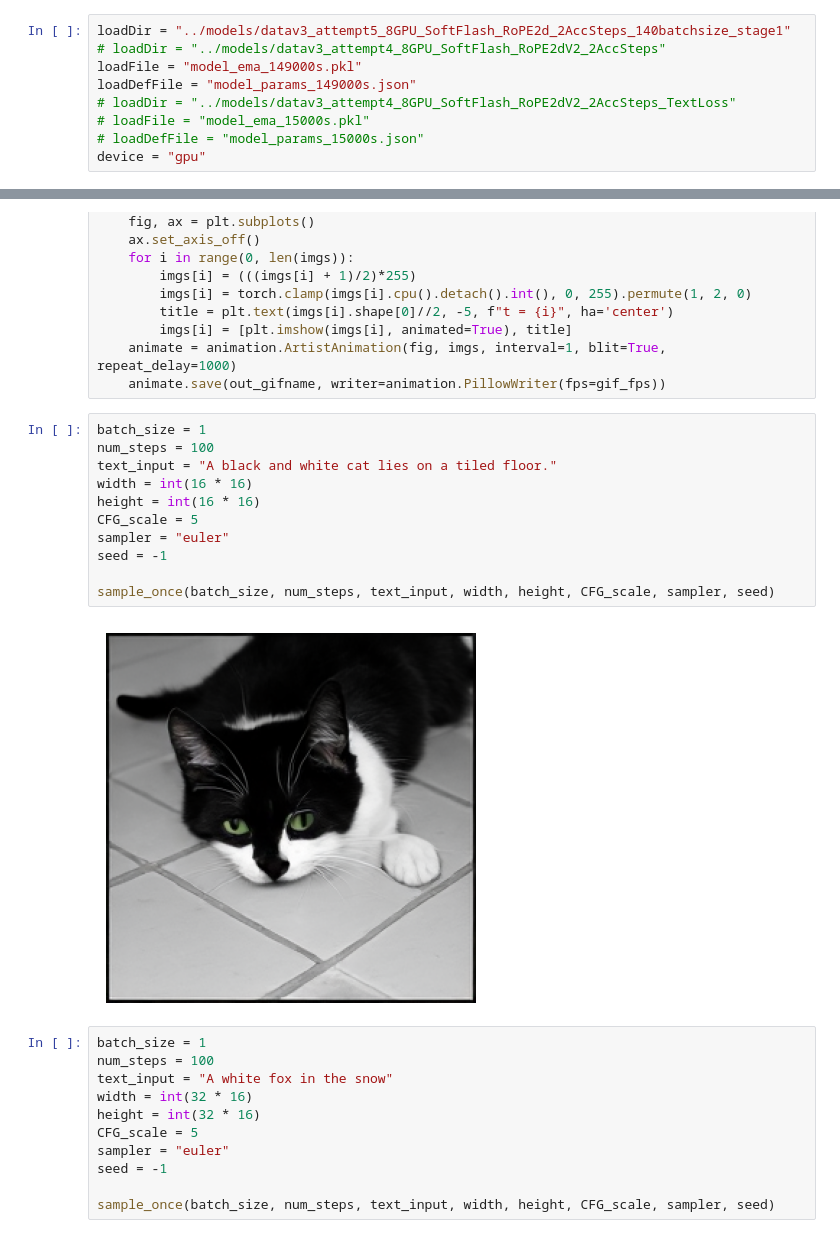
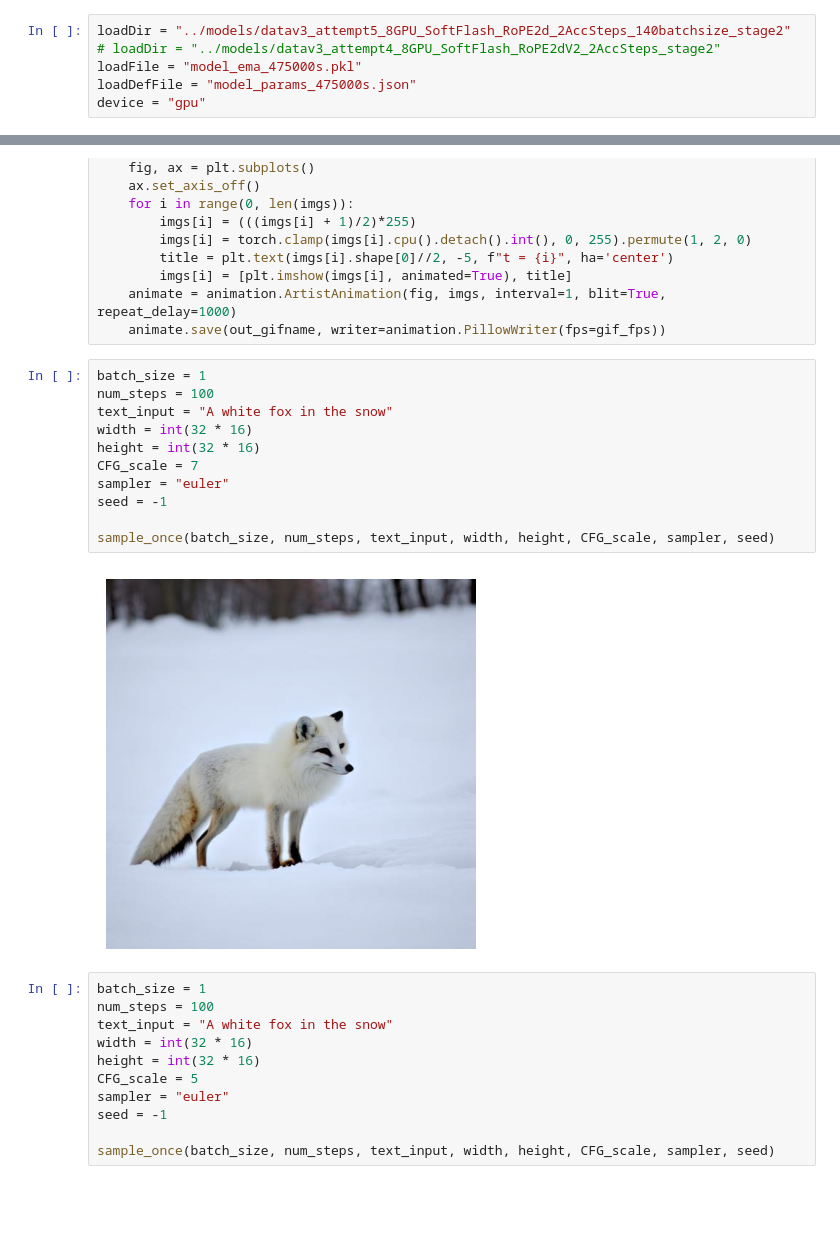
Before and after one commit to gmongaras/Stable-Diffusion-3-From-Scratch, a Jupyter notebook: src/infer_loop.ipynb, the cells around one changed output, grey strips where cells are left out. Cells and saved outputs as stored; diff of their text form; blank space fills up the shorter version.

```diff
--- a/src/infer_loop.ipynb
+++ b/src/infer_loop.ipynb
@@ -9,11 +11,8 @@ import matplotlib.animation as animation
 # %%
-loadDir = "../models/datav3_attempt5_8GPU_SoftFlash_RoPE2d_2AccSteps_140batchsize_stage1"
-# loadDir = "../models/datav3_attempt4_8GPU_SoftFlash_RoPE2dV2_2AccSteps"
-loadFile = "model_ema_149000s.pkl"
-loadDefFile = "model_params_149000s.json"
-# loadDir = "../models/datav3_attempt4_8GPU_SoftFlash_RoPE2dV2_2AccSteps_TextLoss"
-# loadFile = "model_ema_15000s.pkl"
-# loadDefFile = "model_params_15000s.json"
+loadDir = "../models/datav3_attempt5_8GPU_SoftFlash_RoPE2d_2AccSteps_140batchsize_stage2"
+# loadDir = "../models/datav3_attempt4_8GPU_SoftFlash_RoPE2dV2_2AccSteps_stage2"
+loadFile = "model_ema_475000s.pkl"
+loadDefFile = "model_params_475000s.json"
 device = "gpu"
 # %%
 ### Model Creation
@@ -123,16 +122,16 @@ def sample_once(
 # %%
 batch_size = 1
 num_steps = 100
-text_input = "A black and white cat lies on a tiled floor."
-width = int(16 * 16)
-height = int(16 * 16)
-CFG_scale = 5
+text_input = "A white fox in the snow"
+width = int(32 * 16)
+height = int(32 * 16)
+CFG_scale = 7
 sampler = "euler"
 seed = -1
 
 sample_once(batch_size, num_steps, text_input, width, height, CFG_scale, sampler, seed)
 # %% [output]
-[figure, old version]
+[figure, new version]
 # %%
 batch_size = 1
 num_steps = 100
```
Also changed, not shown: parts of 2 cells of this notebook, 17 other files.
